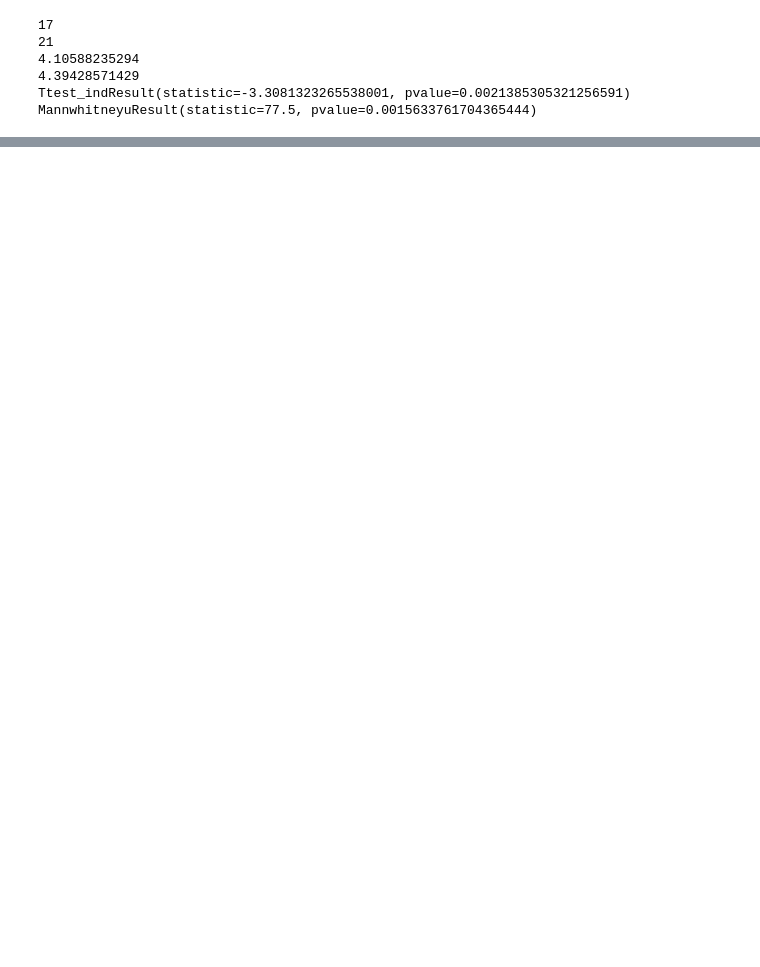
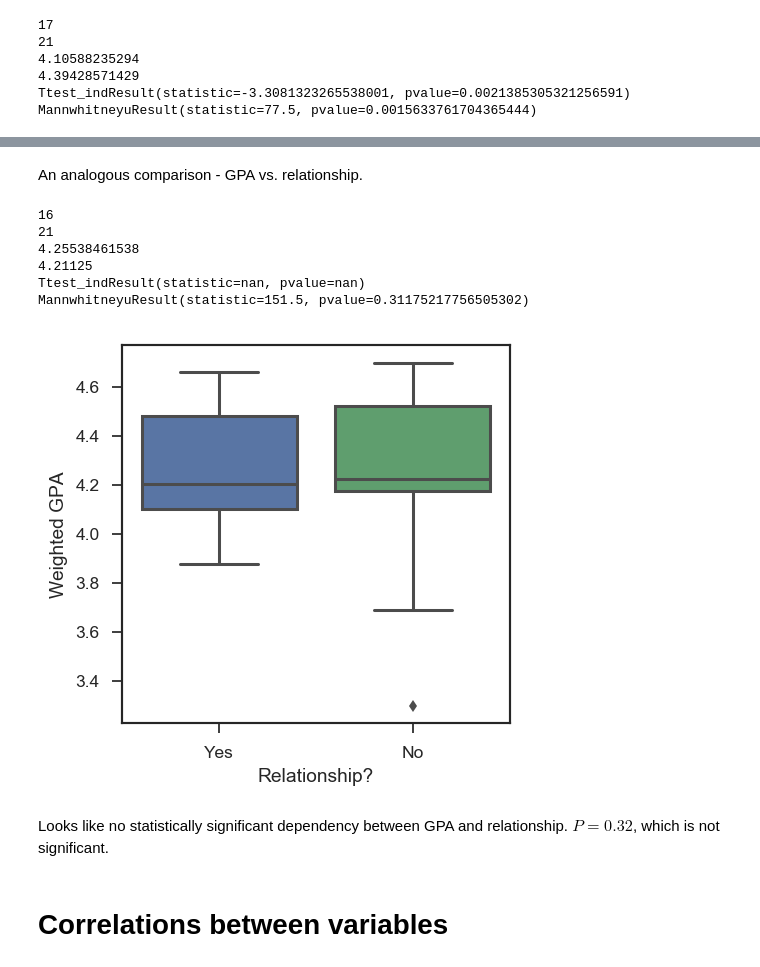
Before and after one commit to rmovva/generalsurvey, a Jupyter notebook: correlations_Ttests.ipynb, the cells around one changed output, grey strips where cells are left out. Saved outputs shown, nothing was run; the diff lists cells and outputs as text; code cells hidden in the pictures; blank space fills up the shorter version.

```diff
--- a/correlations_Ttests.ipynb
+++ b/correlations_Ttests.ipynb
@@ -82,0 +121,35 @@ plt.show()
+# %% [markdown]
+An analogous comparison - GPA vs. relationship.
+# %%
+relationGpas = df['wgpa'][np.logical_and(df['relation_binary'] == 'Yes', nonNan)]
+norelationGpas = df['wgpa'][np.logical_and(df['relation_binary'] == 'No', nonNan)]
+
+print len(relationGpas)
+print len(norelationGpas)
+
+print np.nanmean(relationGpas)
+print np.nanmean(norelationGpas)
+print sp.ttest_ind(relationGpas, norelationGpas)
+print sp.mannwhitneyu(relationGpas, norelationGpas)
+
+plt.figure(figsize=(4,4), dpi=125)
+
+ax = sns.boxplot(data = df, y = 'wgpa', x = 'relation_binary')
+
+ax.set_xlabel("Relationship?")
+ax.set_ylabel("Weighted GPA")
+
+plt.savefig('wgpa_vs_relationship.png', dpi=300)
+plt.show()
+# %% [output]
+16
+21
+4.25538461538
+4.21125
+Ttest_indResult(statistic=nan, pvalue=nan)
+MannwhitneyuResult(statistic=151.5, pvalue=0.31175217756505302)
+[figure, added]
+# %% [markdown]
+Looks like no statistically significant dependency between GPA and relationship. $P = 0.32$, which is not significant.
+# %% [markdown]
+# Correlations between variables
```
Also changed, not shown: parts of 6 cells of this notebook, 4 other files.
